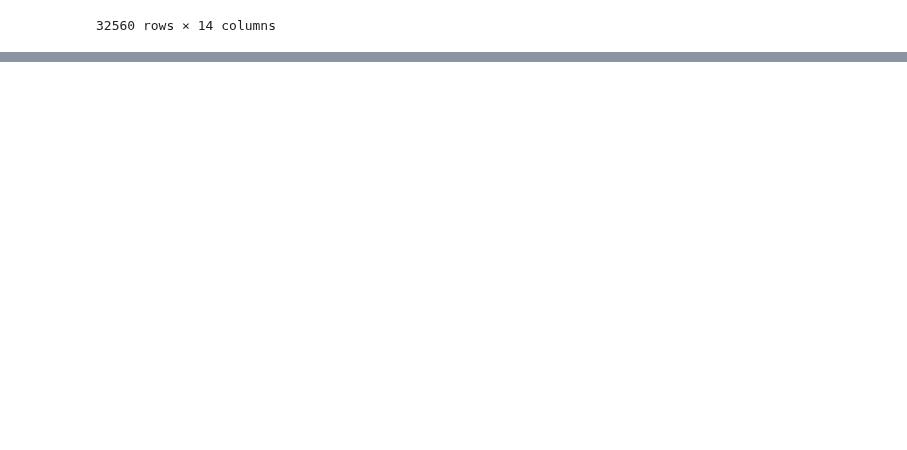
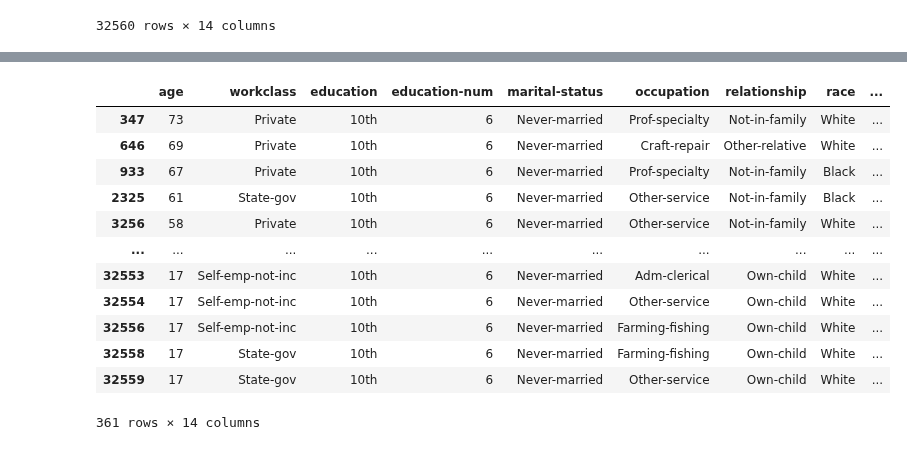
Before and after one commit to Joao-Inacio/Pandas-Descomplicado-Um-Guia-Pratico-para-Iniciantes, a Jupyter notebook: 0.2_Dataframe/dataframe.ipynb, the cells around one changed output, grey strips where cells are left out. Saved outputs shown, nothing was run; the diff lists cells and outputs as text; code cells hidden in the pictures; blank space fills up the shorter version.

```diff
--- a/0.2_Dataframe/dataframe.ipynb
+++ b/0.2_Dataframe/dataframe.ipynb
@@ -833,0 +868,16 @@ df
+# %%
+df.query("`education-num` == 6 and `marital-status` == ' Never-married'")
+# %% [output]
+|  | age | workclass | education | education-num | marital-status | occupation | relationship | race | ... |
+| 347 | 73 | Private | 10th | 6 | Never-married | Prof-specialty | Not-in-family | White | ... |
+| 646 | 69 | Private | 10th | 6 | Never-married | Craft-repair | Other-relative | White | ... |
+| 933 | 67 | Private | 10th | 6 | Never-married | Prof-specialty | Not-in-family | Black | ... |
+| 2325 | 61 | State-gov | 10th | 6 | Never-married | Other-service | Not-in-family | Black | ... |
+| 3256 | 58 | Private | 10th | 6 | Never-married | Other-service | Not-in-family | White | ... |
+| ... | ... | ... | ... | ... | ... | ... | ... | ... | ... |
+| 32553 | 17 | Self-emp-not-inc | 10th | 6 | Never-married | Adm-clerical | Own-child | White | ... |
+| 32554 | 17 | Self-emp-not-inc | 10th | 6 | Never-married | Other-service | Own-child | White | ... |
+| 32556 | 17 | Self-emp-not-inc | 10th | 6 | Never-married | Farming-fishing | Own-child | White | ... |
+| 32558 | 17 | State-gov | 10th | 6 | Never-married | Farming-fishing | Own-child | White | ... |
+| 32559 | 17 | State-gov | 10th | 6 | Never-married | Other-service | Own-child | White | ... |
+361 rows × 14 columns
```
Also changed, not shown: parts of 5 cells of this notebook.
